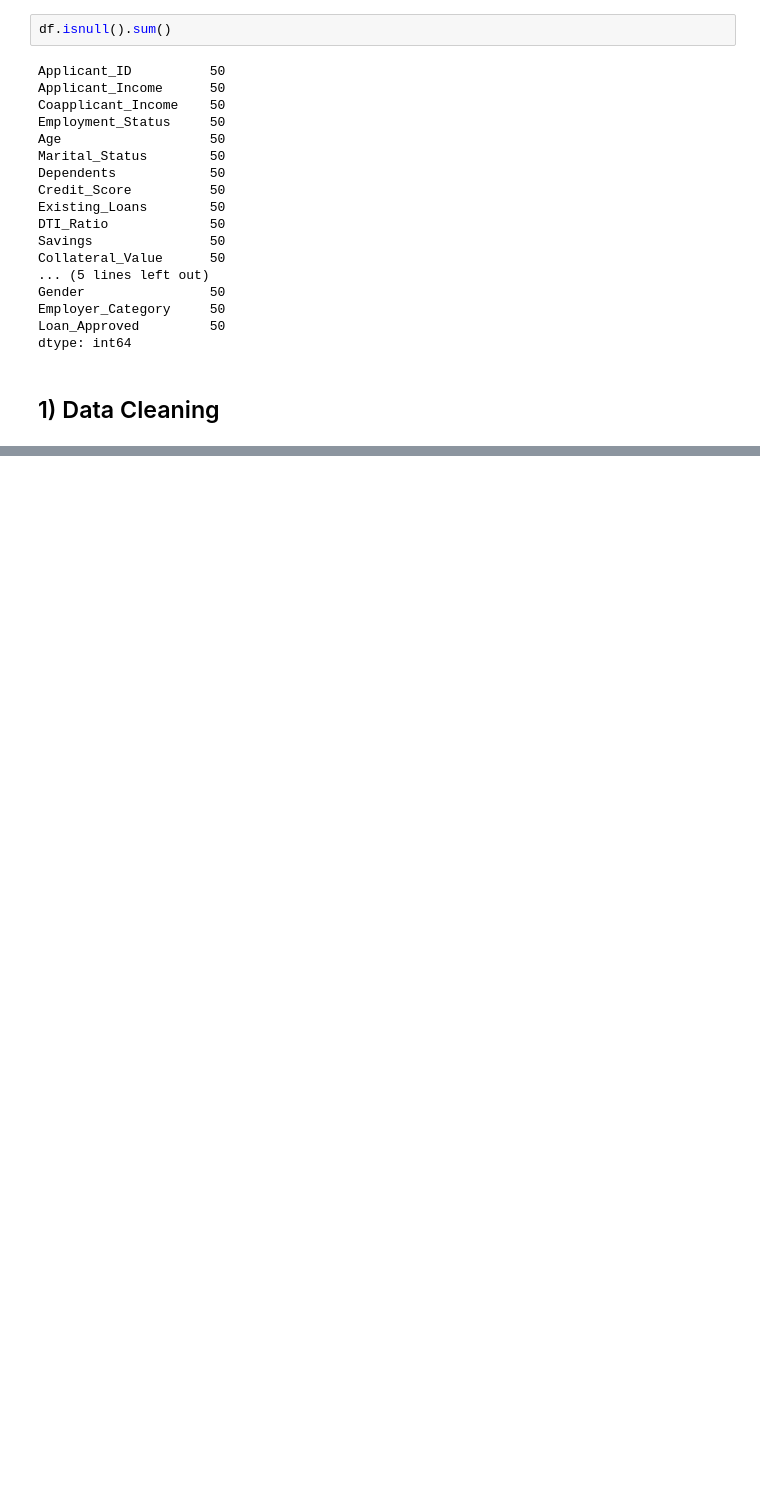
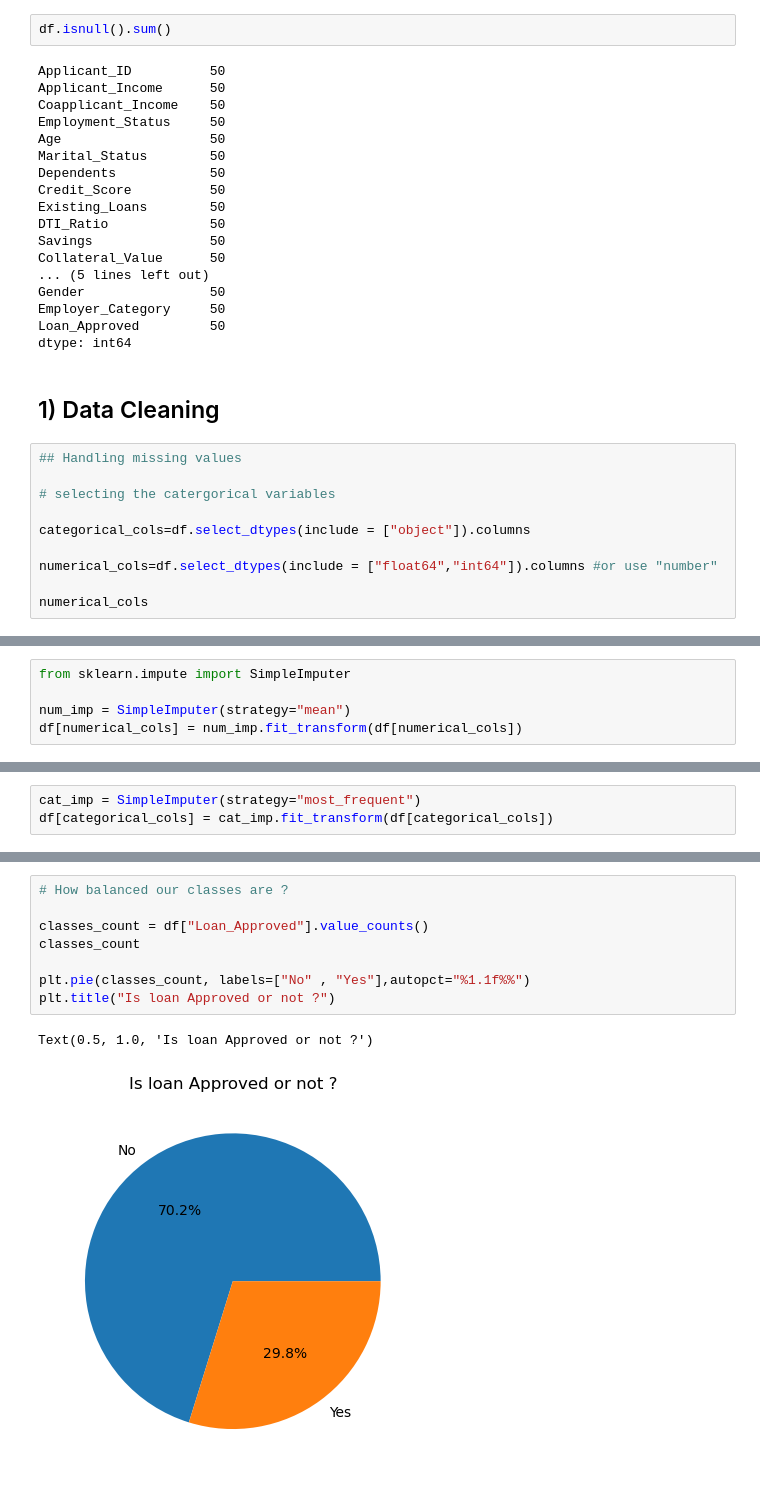
Before and after one commit to SONUSAINI126/Machine-Learning, a Jupyter notebook: Mini Projects/Loan approval project/Loan_approval_System.ipynb, the cells around one changed output, grey strips where cells are left out. Saved outputs shown, nothing was run; the diff lists cells and outputs as text; blank space fills up the shorter version.

```diff
--- a/Mini Projects/Loan approval project/Loan_approval_System.ipynb
+++ b/Mini Projects/Loan approval project/Loan_approval_System.ipynb
@@ -74,3 +60,13 @@ Loan_Approved         50
 dtype: int64
 # %% [markdown]
 ## 1) Data Cleaning
+# %%
+## Handling missing values
+
+# selecting the catergorical variables
+
+categorical_cols=df.select_dtypes(include = ["object"]).columns
+
+numerical_cols=df.select_dtypes(include = ["float64","int64"]).columns #or use "number"
+
+numerical_cols
@@ -76,0 +90,5 @@ dtype: int64
+# %%
+from sklearn.impute import SimpleImputer
+
+num_imp = SimpleImputer(strategy="mean")
+df[numerical_cols] = num_imp.fit_transform(df[numerical_cols])
@@ -76,0 +104,3 @@ dtype: int64
+# %%
+cat_imp = SimpleImputer(strategy="most_frequent")
+df[categorical_cols] = cat_imp.fit_transform(df[categorical_cols])
@@ -76,0 +145,11 @@ dtype: int64
+# %%
+# How balanced our classes are ?
+
+classes_count = df["Loan_Approved"].value_counts()
+classes_count
+
+plt.pie(classes_count, labels=["No" , "Yes"],autopct="%1.1f%%")
+plt.title("Is loan Approved or not ?")
+# %% [output]
+Text(0.5, 1.0, 'Is loan Approved or not ?')
+[figure, added]
```
Also changed, not shown: parts of 46 cells of this notebook, 1 other file.
